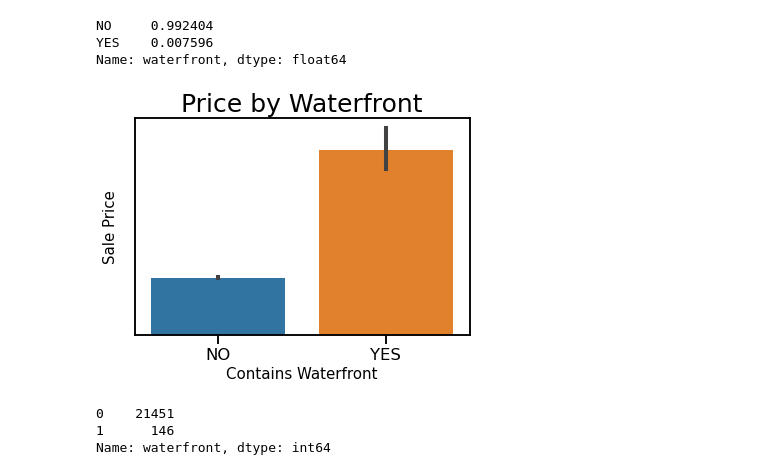
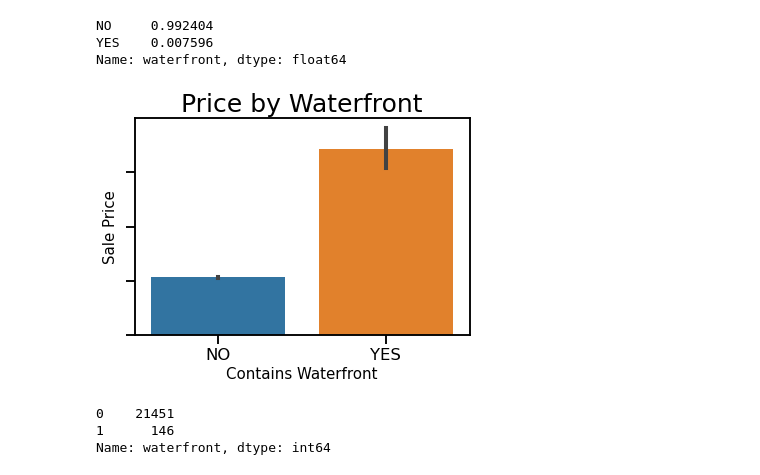
Before and after one commit to henrysvg/dsc-phase-2-project-v2-3, a Jupyter notebook: student.ipynb, the cells around one changed output. Cells and saved outputs as stored; diff of their text form; code cells hidden in the pictures.

```diff
--- a/student.ipynb
+++ b/student.ipynb
@@ -146,13 +146,12 @@ sns.set_context('talk')
 # %%
 sns.set_context('talk')
 ax = sns.barplot(x = 'waterfront', y = 'price', data=data)
 ax.set_xlabel('Contains Waterfront', size = 15)
 ax.set_ylabel('Sale Price', size = 15)
 ax.set_title('Price by Waterfront', size = 25)
-ax.set(yticklabels=[])
-ax.tick_params(left=False);
+ax.set(yticklabels=[]);
 # %% [output]
-[figure, old version]
+[figure, new version]
 # %%
 data['waterfront'].fillna('NO', inplace=True)
 # %%
```
Also changed, not shown: parts of 8 cells of this notebook, 3 other files.
